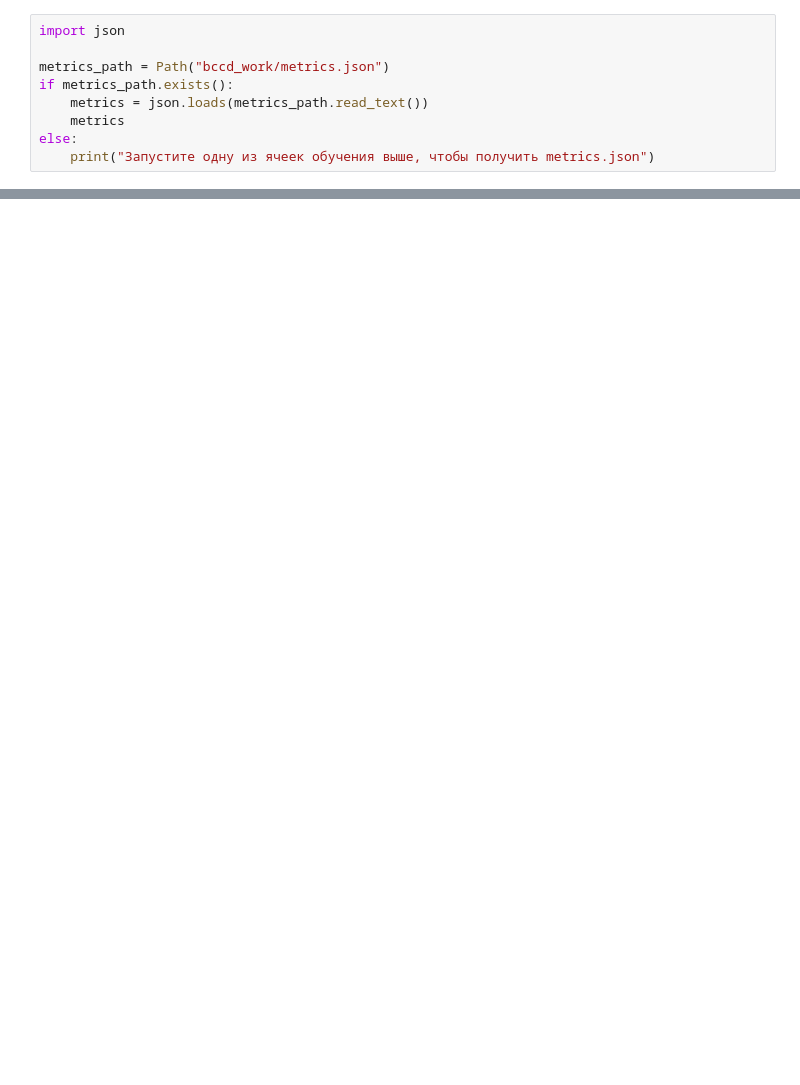
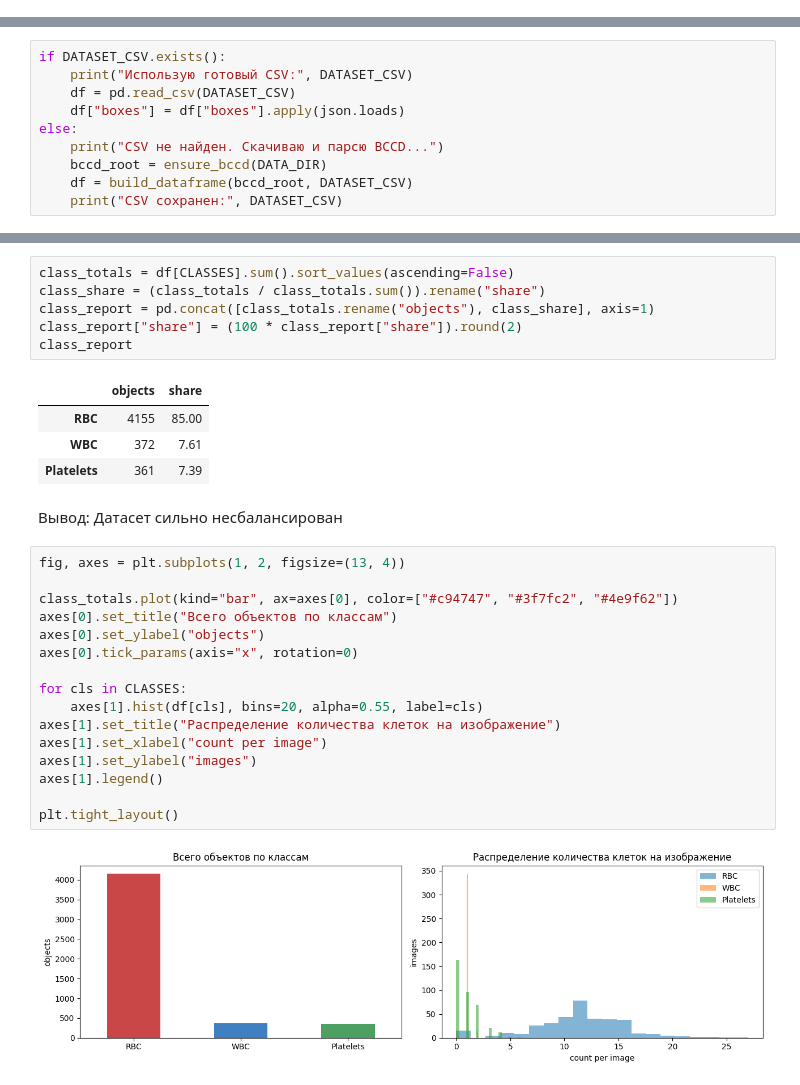
Before and after one commit to LunisLinus/machine_learning, a Jupyter notebook: practice/neural_networks/bccd/bccd.ipynb, the cells around one changed output, grey strips where cells are left out. Saved outputs shown, nothing was run; the diff lists cells and outputs as text; blank space fills up the shorter version.

Commit message:
feat(nw): bccd ver1

```diff
--- a/practice/neural_networks/bccd/bccd.ipynb
+++ b/practice/neural_networks/bccd/bccd.ipynb
@@ -79,9 +0,0 @@ OOD-score считается по признакам ResNet50: на train-fit в
-# %%
-import json
-
-metrics_path = Path("bccd_work/metrics.json")
-if metrics_path.exists():
-    metrics = json.loads(metrics_path.read_text())
-    metrics
-else:
-    print("Запустите одну из ячеек обучения выше, чтобы получить metrics.json")
@@ -95,0 +41,10 @@ else:
+# %%
+if DATASET_CSV.exists():
+    print("Использую готовый CSV:", DATASET_CSV)
+    df = pd.read_csv(DATASET_CSV)
+    df["boxes"] = df["boxes"].apply(json.loads)
+else:
+    print("CSV не найден. Скачиваю и парсю BCCD...")
+    bccd_root = ensure_bccd(DATA_DIR)
+    df = build_dataframe(bccd_root, DATASET_CSV)
+    print("CSV сохранен:", DATASET_CSV)
@@ -95,0 +102,31 @@ else:
+# %%
+class_totals = df[CLASSES].sum().sort_values(ascending=False)
+class_share = (class_totals / class_totals.sum()).rename("share")
+class_report = pd.concat([class_totals.rename("objects"), class_share], axis=1)
+class_report["share"] = (100 * class_report["share"]).round(2)
+class_report
+# %% [output]
+|  | objects | share |
+| RBC | 4155 | 85.00 |
+| WBC | 372 | 7.61 |
+| Platelets | 361 | 7.39 |
+# %% [markdown]
+Вывод: Датасет сильно несбалансирован
+# %%
+fig, axes = plt.subplots(1, 2, figsize=(13, 4))
+
+class_totals.plot(kind="bar", ax=axes[0], color=["#c94747", "#3f7fc2", "#4e9f62"])
+axes[0].set_title("Всего объектов по классам")
+axes[0].set_ylabel("objects")
+axes[0].tick_params(axis="x", rotation=0)
+
+for cls in CLASSES:
+    axes[1].hist(df[cls], bins=20, alpha=0.55, label=cls)
+axes[1].set_title("Распределение количества клеток на изображение")
+axes[1].set_xlabel("count per image")
+axes[1].set_ylabel("images")
+axes[1].legend()
+
+plt.tight_layout()
+# %% [output]
+[figure, added]
```
Also changed, not shown: parts of 51 cells of this notebook.
